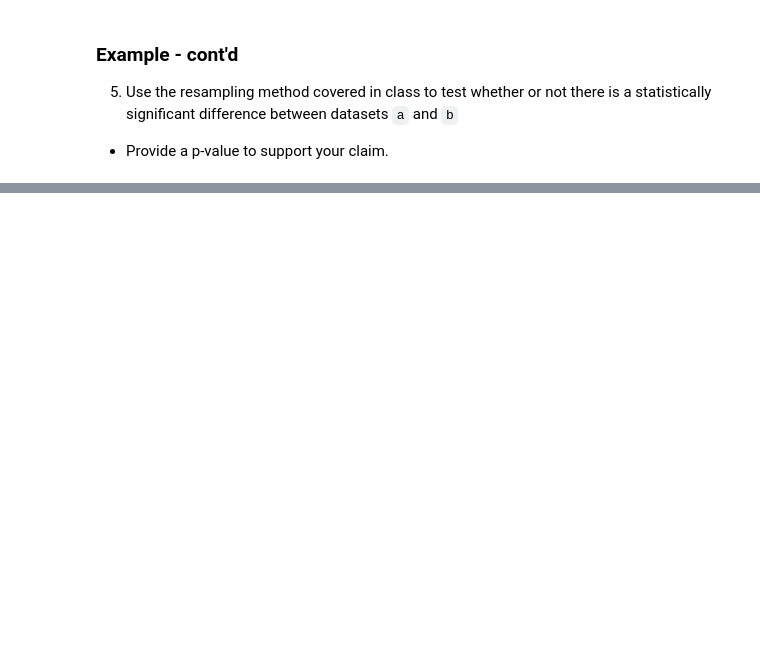
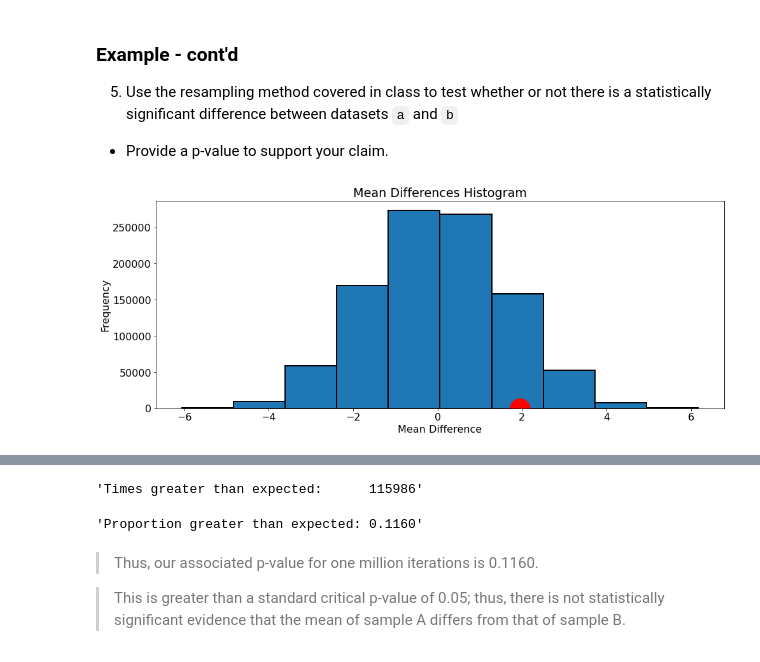
Before and after one commit to keekss/ics-434, a Jupyter notebook: module_2/hypothesis_testing.ipynb, the cells around one changed output, grey strips where cells are left out. Cells and saved outputs as stored; diff of their text form; code cells hidden in the pictures; blank space fills up the shorter version.

```diff
--- a/module_2/hypothesis_testing.ipynb
+++ b/module_2/hypothesis_testing.ipynb
@@ -55,3 +81,21 @@ The difference between the means is -0.4901
+# %%
+data = np.concatenate([data_a, data_b])
+
+num_iters  = int(1e6)
+mean_diffs = [None] * num_iters
+
+for i in range(num_iters):
+    np.random.shuffle(data)
+    a = data[:15]
+    b = data[15:]
+    mean_diffs[i] = np.mean(a) - np.mean(b)
+
+plt.figure(figsize=(16,6))
+_ = plt.hist(mean_diffs, edgecolor='k', linewidth=2)
+plt.scatter(np.mean(data_a) - np.mean(data_b), 0, c='red', s=1000)
+plt = label_plt(plt, 'Mean Differences Histogram', 'Mean Difference', 'Frequency')
+# %% [output]
+[figure, added]
 # %% [markdown]
 ### Example - cont'd
 
@@ -62,0 +105,14 @@ The difference between the means is -0.4901
+# %%
+times_greater_than_expected = sum(mean_diffs >= (np.mean(data_a)-np.mean(data_b)))
+f'Times greater than expected:      {times_greater_than_expected}'
+# %% [output]
+'Times greater than expected:      115986'
+# %%
+proportion_greater_than_expected = times_greater_than_expected / len(mean_diffs)
+f'Proportion greater than expected: {proportion_greater_than_expected:.4f}'
+# %% [output]
+'Proportion greater than expected: 0.1160'
+# %% [markdown]
+> Thus, our associated p-value for one million iterations is 0.1160.
+
+> This is greater than a standard critical p-value of 0.05; thus, there is not statistically significant evidence that the mean of sample A differs from that of sample B.
```
Also changed, not shown: parts of 13 cells of this notebook, 2 other files.
